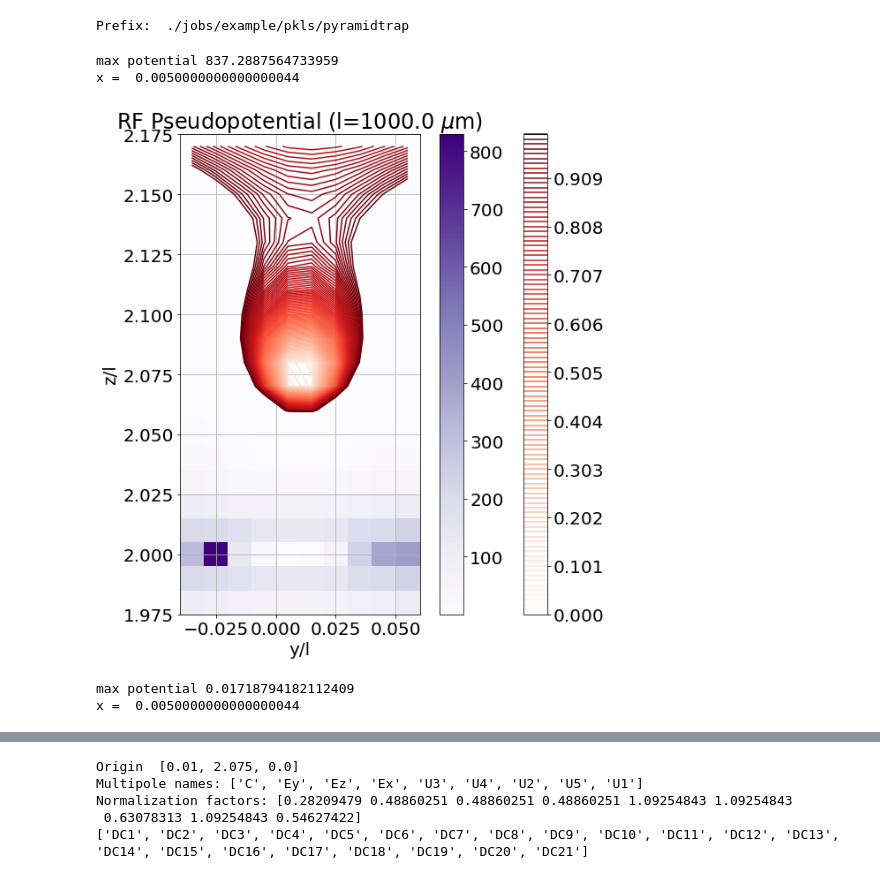
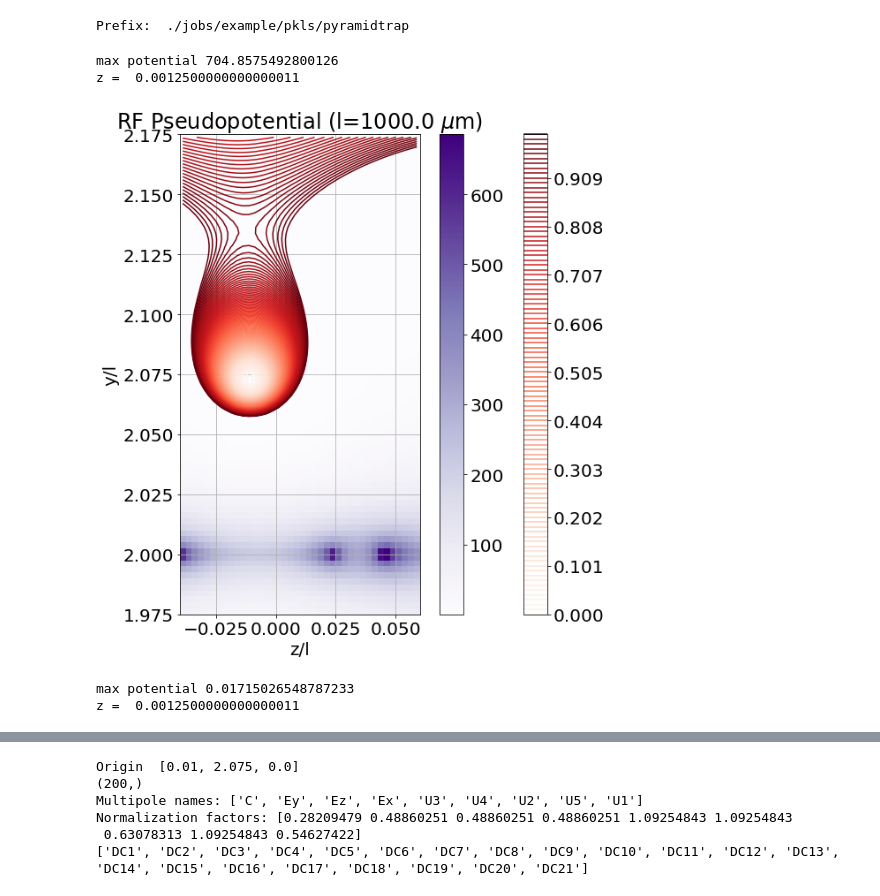
Before and after one commit to HaeffnerLab/bem-savio, a Jupyter notebook: RUN/Multipoles and Analysis.ipynb, the cells around one changed output, grey strips where cells are left out. Cells and saved outputs as stored; diff of their text form; code cells hidden in the pictures.

```diff
--- a/RUN/Multipoles and Analysis.ipynb
+++ b/RUN/Multipoles and Analysis.ipynb
@@ -24,14 +26,14 @@ from helper_functions import run_job, write_pickle
 # %%
 # loading job config information
-from toggle_job_here import job_directory
-pkls = os.listdir(f'./jobs/{job_directory}/pkls')
+job_name = 'example'
+pkls = os.listdir(f'./jobs/{job_name}/pkls')
 filename = ''
 for p in pkls:
     if "_info.pkl" in p:
         filename = p
         break
 
-mesh_units,x0,y0,z0,grid,prefix = pickle.load(open(f'./jobs/{config_job_directory}/pkls/{filename}', 'rb'))
+mesh_units,x0,y0,z0,grid,prefix = pickle.load(open(f'./jobs/{job_name}/pkls/{filename}', 'rb'))
 print('Prefix: ',prefix)
 # %% [output]
 Prefix:  ./jobs/example/pkls/pyramidtrap
@@ -41,42 +43,43 @@ def plot_potentialf(electrode='RF', levels=np.linspace(0, 100e-2, 10),fout='fig.
     if electrode=='RF':
         p = result.pseudo_potential
         title = f'RF Pseudopotential (l={np.round(mesh_units/1e-6,1)} $\mu$m)'
     else:
         p = result.potential
         title = f'{electrode} Potential (l={np.round(mesh_units/1e-6,1)}$\mu$m)'
 
     maxp = np.amax(p)
     print("max potential", maxp)
 
     x = grid.to_mgrid()
-    print('x = ',grid.to_xyz()[0][p.shape[0]//2])
-    x = grid.to_mgrid()[:, p.shape[0]//2]    # p.shape[0]/2 is in the middle of x.
-    p = p[p.shape[0]//2]    # get a slice of yz plane at x = p.shape[0]/2 (x is along trap axis)
+    print('z = ',grid.to_xyz()[2][p.shape[2]//2])
+    x = grid.to_mgrid()[:,:,:,p.shape[2]//2]    # p.shape[2]/2 is in the middle of z.
+    p = p[:,:,p.shape[0]//2]    # get a slice of xy plane at x = p.shape[0]/2 (x is along trap axis)
 
     plt.rcParams.update({'font.size': 20})
     fig, ax = plt.subplots(figsize=(10,10))
     ax.set_aspect("equal")
 #     ax.imshow(p, cmap=plt.cm.Reds)
 #     plt.colorbar(ct)
-    ct = ax.contour(x[1], x[2], p, levels=levels, cmap=plt.cm.Reds)
-    cm = ax.pcolormesh(x[1], x[2], p, cmap=plt.cm.Purples)
-    ax.set_ylabel('z/l')
-    ax.set_xlabel('y/l')
+    ct = ax.contour(x[0], x[1], p, levels=levels, cmap=plt.cm.Reds)
+    cm = ax.pcolormesh(x[0], x[1], p, cmap=plt.cm.Purples)
+
+    ax.set_ylabel('y/l')
+    ax.set_xlabel('z/l')
     ax.set_title(title)
     ax.grid()
     plt.colorbar(ct)
     plt.colorbar(cm)
 #     plt.tight_layout()
 
 #     plt.savefig(electrode+'.png', bbox_inches='tight')
 #     ax.set_ylim(0,0.4)
     plt.show()
 
 plot_potentialf('RF', levels=np.linspace(0, 1, 100))
 plot_potentialf('DC2', levels=np.linspace(-0.01, 0.01, 50))
 # %% [output]
-max potential 837.2887564733959
-x =  0.0050000000000000044
+max potential 704.8575492800126
+z =  0.0012500000000000011
-[figure, old version]
+[figure, new version]
-max potential 0.01718794182112409
-x =  0.0050000000000000044
+max potential 0.01715026548787233
+z =  0.0012500000000000011
@@ -86,7 +89,7 @@ nROI = 3
 roi = [nROI, nROI, nROI]
 order = 2
 
-origin = [y0, z0, x0]
+origin = [x0, y0, z0]
 xl, yl, zl = origin
 print('Origin ', origin)
 controlled_electrodes = ['DC1','DC2','DC3','DC4','DC5','DC6','DC7','DC8','DC9','DC10','DC11','DC12','DC13','DC14','DC15','DC16','DC17','DC18','DC19','DC20','DC21']
@@ -100,16 +103,17 @@ ny = len(y)
 nz = len(z)
 ntotal = nx * ny * nz
 
-trap = {'X': y,
-        'Y': z,
-        'Z': x}
+trap = {'X': x,
+        'Y': y,
+        'Z': z}
+
+print(z.shape)
 
 trap['electrodes'] = {}
 for ele in controlled_electrodes:
     result = Result.from_pkl(prefix, ele)
     p = result.potential
-    p = np.swapaxes(p, 0, 2)
-    p = np.swapaxes(p, 0, 1)
+
     trap['electrodes'][ele] = {'potential': p}
 
 
@@ -120,6 +124,7 @@ print('Normalization factors:', s.normalization_factors)
 print(s.electrode_names)
 # %% [output]
 Origin  [0.01, 2.075, 0.0]
+(200,)
 Multipole names: ['C', 'Ey', 'Ez', 'Ex', 'U3', 'U4', 'U2', 'U5', 'U1']
 Normalization factors: [0.28209479 0.48860251 0.48860251 0.48860251 1.09254843 1.09254843
  0.63078313 1.09254843 0.54627422]
```
Also changed, not shown: parts of 5 cells of this notebook, 32 other files.
